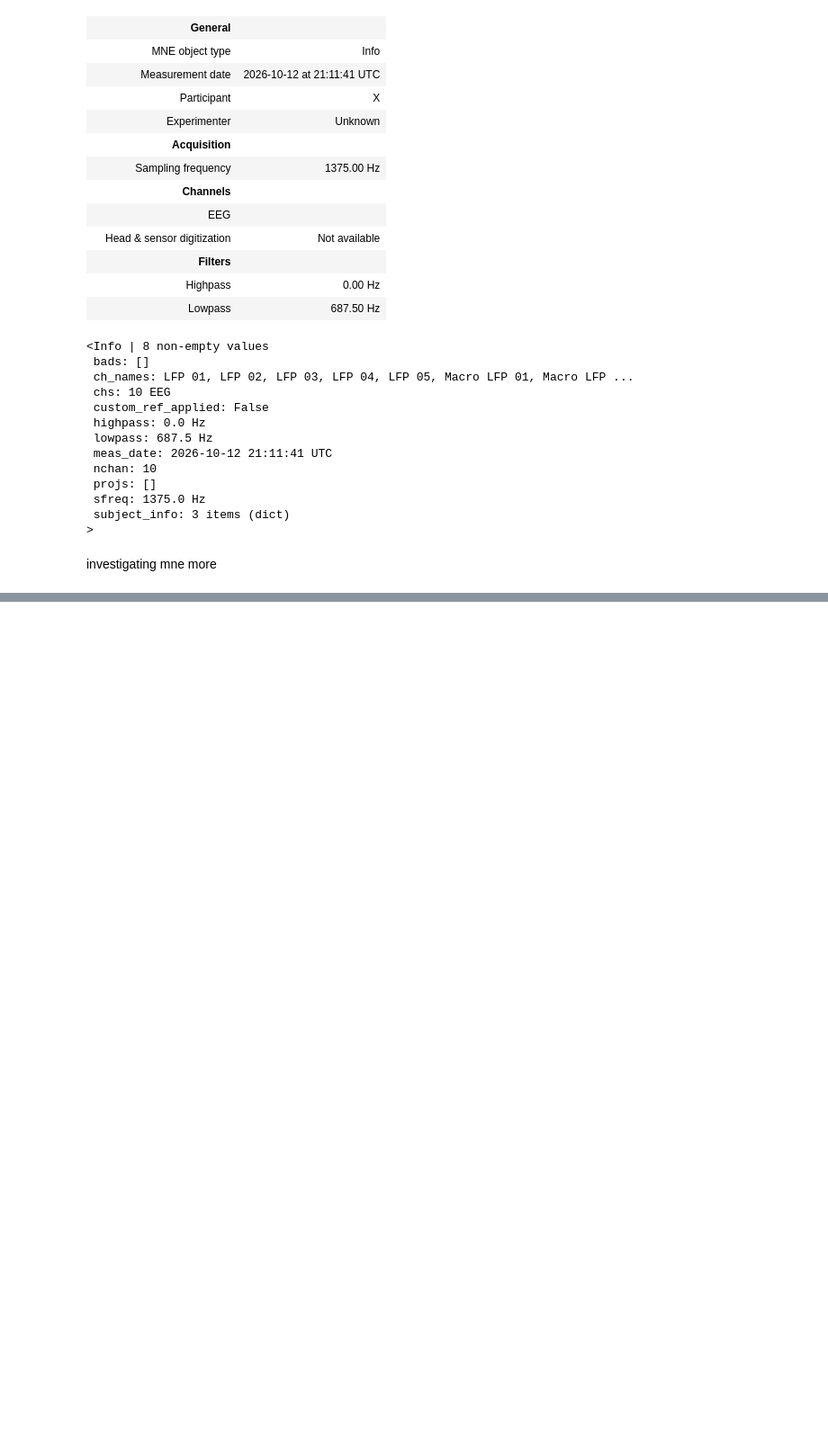
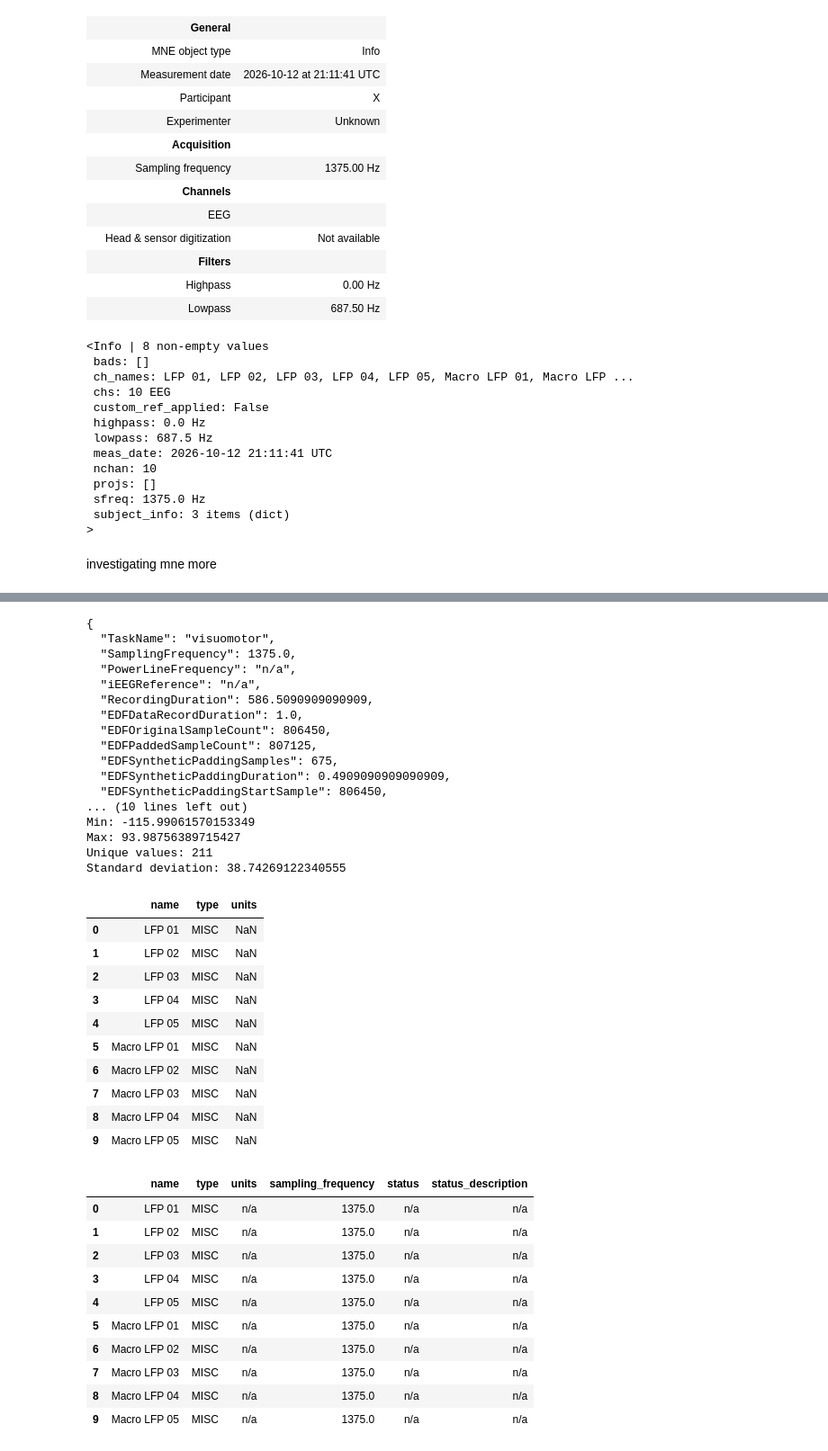
Before and after one commit to alexanderspeer/joystick_test_env, a Jupyter notebook: python_da/surgery_da/dbs_review.ipynb, the cells around one changed output, grey strips where cells are left out. Shown at 90% size. Cells and saved outputs as stored; diff of their text form; code cells hidden in the pictures; blank space fills up the shorter version.

```diff
--- a/python_da/surgery_da/dbs_review.ipynb
+++ b/python_da/surgery_da/dbs_review.ipynb
@@ -345,0 +393,73 @@ print(
+# %%
+import json
+
+with open(IEEG_PATH.replace("_ieeg.edf", "_ieeg.json")) as f:
+    metadata = json.load(f)
+
+print(json.dumps(metadata, indent=2))
+
+
+
+channel = raw.get_data(picks=["LFP 01"], start=0, stop=6875)[0]
+
+print("Min:", np.min(channel))
+print("Max:", np.max(channel))
+print("Unique values:", len(np.unique(channel)))
+print("Standard deviation:", np.std(channel))
+
+
+channels = pd.read_csv(
+    IEEG_PATH.replace("_ieeg.edf", "_channels.tsv"),
+    sep="\t"
+)
+
+display(channels[["name", "type", "units"]])
+
+
+channels = pd.read_csv(
+    IEEG_PATH.replace("_ieeg.edf", "_channels.tsv"),
+    sep="\t",
+    keep_default_na=False
+)
+
+display(channels)
+# %% [output]
+{
+  "TaskName": "visuomotor",
+  "SamplingFrequency": 1375.0,
+  "PowerLineFrequency": "n/a",
+  "iEEGReference": "n/a",
+  "RecordingDuration": 586.5090909090909,
+  "EDFDataRecordDuration": 1.0,
+  "EDFOriginalSampleCount": 806450,
+  "EDFPaddedSampleCount": 807125,
+  "EDFSyntheticPaddingSamples": 675,
+  "EDFSyntheticPaddingDuration": 0.4909090909090909,
+  "EDFSyntheticPaddingStartSample": 806450,
+... (10 lines left out)
+Min: -115.99061570153349
+Max: 93.98756389715427
+Unique values: 211
+Standard deviation: 38.74269122340555
+|  | name | type | units |
+| 0 | LFP 01 | MISC | NaN |
+| 1 | LFP 02 | MISC | NaN |
+| 2 | LFP 03 | MISC | NaN |
+| 3 | LFP 04 | MISC | NaN |
+| 4 | LFP 05 | MISC | NaN |
+| 5 | Macro LFP 01 | MISC | NaN |
+| 6 | Macro LFP 02 | MISC | NaN |
+| 7 | Macro LFP 03 | MISC | NaN |
+| 8 | Macro LFP 04 | MISC | NaN |
+| 9 | Macro LFP 05 | MISC | NaN |
+|  | name | type | units | sampling_frequency | status | status_description |
+| 0 | LFP 01 | MISC | n/a | 1375.0 | n/a | n/a |
+| 1 | LFP 02 | MISC | n/a | 1375.0 | n/a | n/a |
+| 2 | LFP 03 | MISC | n/a | 1375.0 | n/a | n/a |
+| 3 | LFP 04 | MISC | n/a | 1375.0 | n/a | n/a |
+| 4 | LFP 05 | MISC | n/a | 1375.0 | n/a | n/a |
+| 5 | Macro LFP 01 | MISC | n/a | 1375.0 | n/a | n/a |
+| 6 | Macro LFP 02 | MISC | n/a | 1375.0 | n/a | n/a |
+| 7 | Macro LFP 03 | MISC | n/a | 1375.0 | n/a | n/a |
+| 8 | Macro LFP 04 | MISC | n/a | 1375.0 | n/a | n/a |
+| 9 | Macro LFP 05 | MISC | n/a | 1375.0 | n/a | n/a |
```
Also changed, not shown: parts of 3 cells of this notebook, 38 other files.
